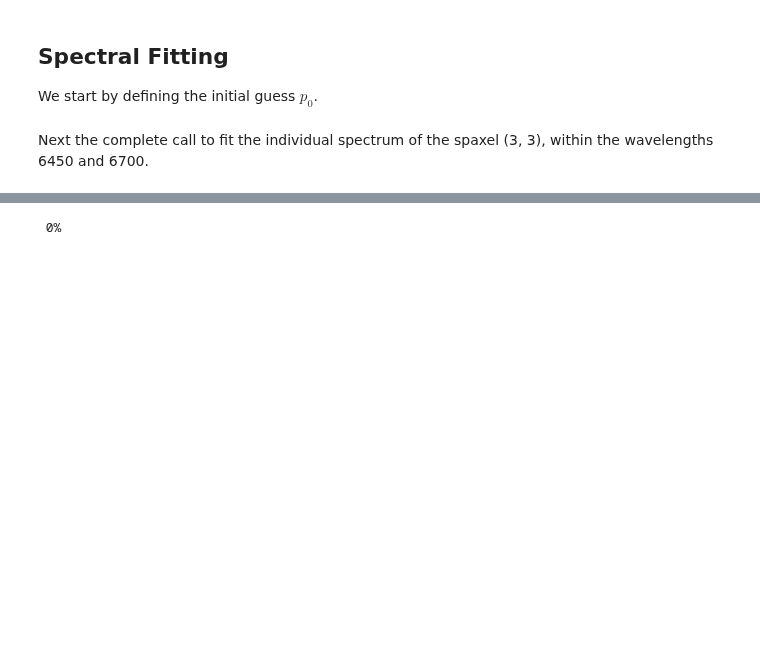
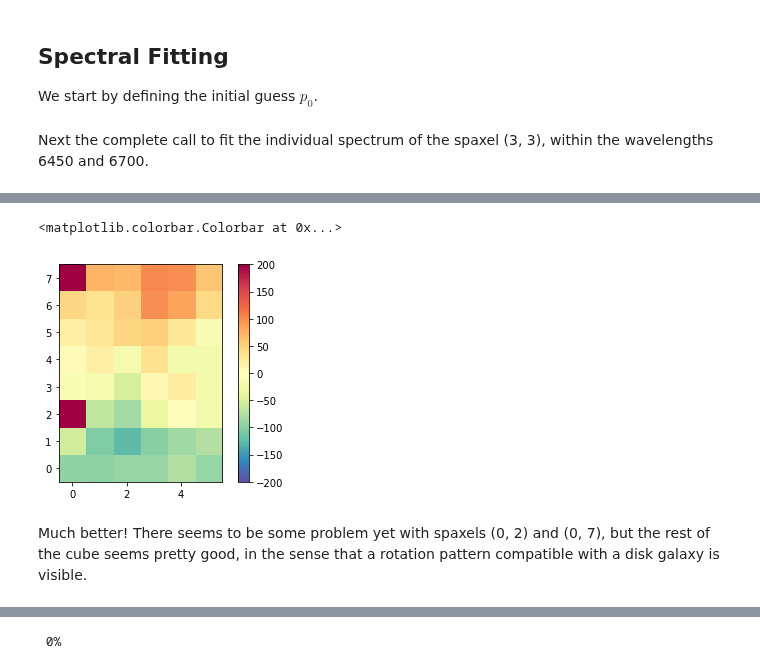
Before and after one commit to danielrd6/ifscube, a Jupyter notebook: ifscube/examples/cube_examples.ipynb, the cells around one changed output, grey strips where cells are left out. Drawn from its saved outputs; the diff is of its cells as text; code cells hidden in the pictures; blank space fills up the shorter version.

```diff
--- a/ifscube/examples/cube_examples.ipynb
+++ b/ifscube/examples/cube_examples.ipynb
@@ -52,0 +116,11 @@ Next the complete call to fit the individual spectrum of the spaxel (3, 3), with
+# %%
+wl = mycube.em_model[1]
+wl0 = 6584
+v = (wl - wl0) / wl0 * 3e+5
+plt.imshow(v, origin='lower', cmap='Spectral_r', vmin=-200, vmax=+200)
+plt.colorbar()
+# %% [output]
+<matplotlib.colorbar.Colorbar at 0x...>
+[figure, added]
+# %% [markdown]
+Much better! There seems to be some problem yet with spaxels (0, 2) and (0, 7), but the rest of the cube seems pretty good, in the sense that a rotation pattern compatible with a disk galaxy is visible.
```
Also changed, not shown: parts of 20 cells of this notebook.
